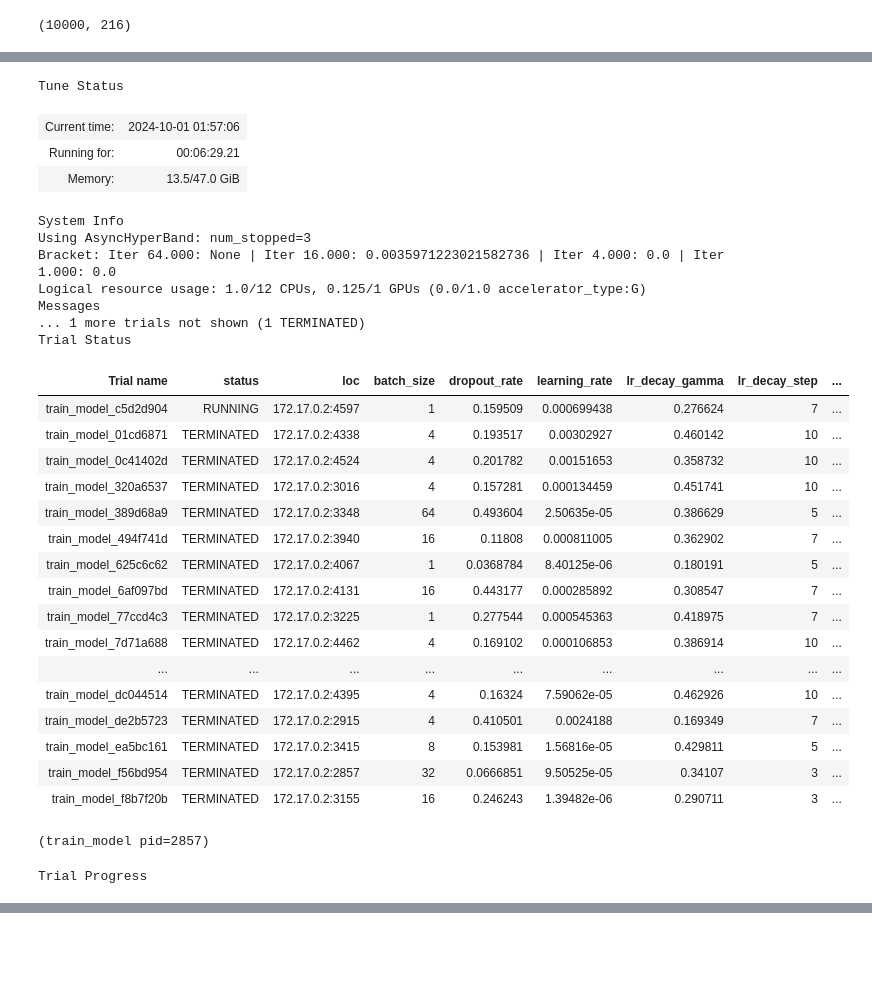
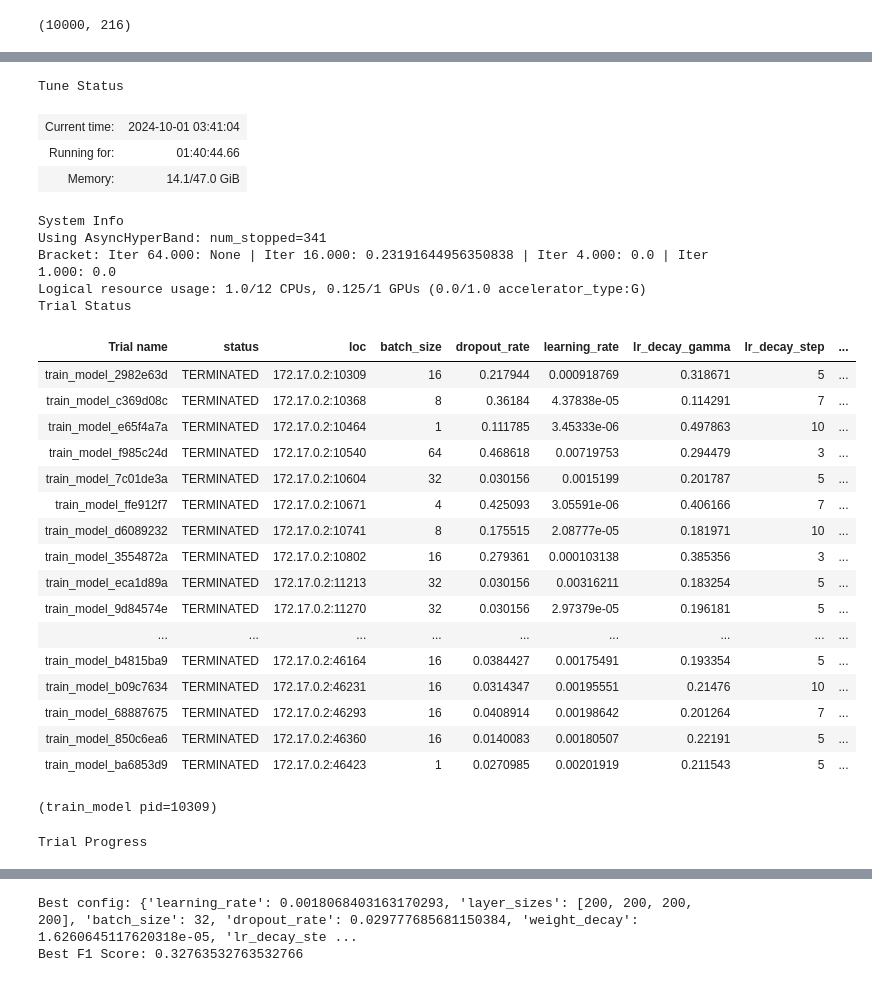
Before and after one commit to tensor-works/data-science-cookbook, a Jupyter notebook: datalab/nn_model_selection.ipynb, the cells around one changed output, grey strips where cells are left out. Saved outputs shown, nothing was run; the diff lists cells and outputs as text; code cells hidden in the pictures; blank space fills up the shorter version.

```diff
--- a/datalab/nn_model_selection.ipynb
+++ b/datalab/nn_model_selection.ipynb
@@ -109,8 +139,8 @@ ray.init(num_cpus=8, num_gpus=1, ignore_reinit_error=True)
 analysis = tune.run(train_model,
                     name="garbadge_nn",
                     config=search_space,
-                    num_samples=50,
-                    storage_path=Path(os.getenv("WOKINGDIR"), "artifacts"),
+                    num_samples=500,
+                    storage_path=Path(os.getenv("WORKINGDIR"), "artifacts"),
                     search_alg=HEBOSearch(metric="f1_score", mode="max"),
                     scheduler=ASHAScheduler(metric="f1_score", mode="max"),
                     checkpoint_config=CheckpointConfig(
@@ -138,31 +168,29 @@ ray.shutdown()
 Tune Status
-| Current time: | 2024-10-01 01:57:06 |
-| Running for: | 00:06:29.21 |
-| Memory: | 13.5/47.0 GiB |
+| Current time: | 2024-10-01 03:41:04 |
+| Running for: | 01:40:44.66 |
+| Memory: | 14.1/47.0 GiB |
 System Info
-Using AsyncHyperBand: num_stopped=3
-Bracket: Iter 64.000: None | Iter 16.000: 0.0035971223021582736 | Iter 4.000: 0.0 | Iter 1.000: 0.0
+Using AsyncHyperBand: num_stopped=341
+Bracket: Iter 64.000: None | Iter 16.000: 0.23191644956350838 | Iter 4.000: 0.0 | Iter 1.000: 0.0
 Logical resource usage: 1.0/12 CPUs, 0.125/1 GPUs (0.0/1.0 accelerator_type:G)
-Messages
-... 1 more trials not shown (1 TERMINATED)
 Trial Status
 | Trial name | status | loc | batch_size | dropout_rate | learning_rate | lr_decay_gamma | lr_decay_step | ... |
-| train_model_c5d2d904 | RUNNING | 172.17.0.2:4597 | 1 | 0.159509 | 0.000699438 | 0.276624 | 7 | ... |
-| train_model_01cd6871 | TERMINATED | 172.17.0.2:4338 | 4 | 0.193517 | 0.00302927 | 0.460142 | 10 | ... |
-| train_model_0c41402d | TERMINATED | 172.17.0.2:4524 | 4 | 0.201782 | 0.00151653 | 0.358732 | 10 | ... |
-| train_model_320a6537 | TERMINATED | 172.17.0.2:3016 | 4 | 0.157281 | 0.000134459 | 0.451741 | 10 | ... |
-| train_model_389d68a9 | TERMINATED | 172.17.0.2:3348 | 64 | 0.493604 | 2.50635e-05 | 0.386629 | 5 | ... |
-| train_model_494f741d | TERMINATED | 172.17.0.2:3940 | 16 | 0.11808 | 0.000811005 | 0.362902 | 7 | ... |
-| train_model_625c6c62 | TERMINATED | 172.17.0.2:4067 | 1 | 0.0368784 | 8.40125e-06 | 0.180191 | 5 | ... |
-| train_model_6af097bd | TERMINATED | 172.17.0.2:4131 | 16 | 0.443177 | 0.000285892 | 0.308547 | 7 | ... |
-| train_model_77ccd4c3 | TERMINATED | 172.17.0.2:3225 | 1 | 0.277544 | 0.000545363 | 0.418975 | 7 | ... |
-| train_model_7d71a688 | TERMINATED | 172.17.0.2:4462 | 4 | 0.169102 | 0.000106853 | 0.386914 | 10 | ... |
+| train_model_2982e63d | TERMINATED | 172.17.0.2:10309 | 16 | 0.217944 | 0.000918769 | 0.318671 | 5 | ... |
+| train_model_c369d08c | TERMINATED | 172.17.0.2:10368 | 8 | 0.36184 | 4.37838e-05 | 0.114291 | 7 | ... |
+| train_model_e65f4a7a | TERMINATED | 172.17.0.2:10464 | 1 | 0.111785 | 3.45333e-06 | 0.497863 | 10 | ... |
+| train_model_f985c24d | TERMINATED | 172.17.0.2:10540 | 64 | 0.468618 | 0.00719753 | 0.294479 | 3 | ... |
+| train_model_7c01de3a | TERMINATED | 172.17.0.2:10604 | 32 | 0.030156 | 0.0015199 | 0.201787 | 5 | ... |
+| train_model_ffe912f7 | TERMINATED | 172.17.0.2:10671 | 4 | 0.425093 | 3.05591e-06 | 0.406166 | 7 | ... |
+| train_model_d6089232 | TERMINATED | 172.17.0.2:10741 | 8 | 0.175515 | 2.08777e-05 | 0.181971 | 10 | ... |
+| train_model_3554872a | TERMINATED | 172.17.0.2:10802 | 16 | 0.279361 | 0.000103138 | 0.385356 | 3 | ... |
+| train_model_eca1d89a | TERMINATED | 172.17.0.2:11213 | 32 | 0.030156 | 0.00316211 | 0.183254 | 5 | ... |
+| train_model_9d84574e | TERMINATED | 172.17.0.2:11270 | 32 | 0.030156 | 2.97379e-05 | 0.196181 | 5 | ... |
 | ... | ... | ... | ... | ... | ... | ... | ... | ... |
-| train_model_dc044514 | TERMINATED | 172.17.0.2:4395 | 4 | 0.16324 | 7.59062e-05 | 0.462926 | 10 | ... |
-| train_model_de2b5723 | TERMINATED | 172.17.0.2:2915 | 4 | 0.410501 | 0.0024188 | 0.169349 | 7 | ... |
-| train_model_ea5bc161 | TERMINATED | 172.17.0.2:3415 | 8 | 0.153981 | 1.56816e-05 | 0.429811 | 5 | ... |
-| train_model_f56bd954 | TERMINATED | 172.17.0.2:2857 | 32 | 0.0666851 | 9.50525e-05 | 0.34107 | 3 | ... |
-| train_model_f8b7f20b | TERMINATED | 172.17.0.2:3155 | 16 | 0.246243 | 1.39482e-06 | 0.290711 | 3 | ... |
+| train_model_b4815ba9 | TERMINATED | 172.17.0.2:46164 | 16 | 0.0384427 | 0.00175491 | 0.193354 | 5 | ... |
+| train_model_b09c7634 | TERMINATED | 172.17.0.2:46231 | 16 | 0.0314347 | 0.00195551 | 0.21476 | 10 | ... |
+| train_model_68887675 | TERMINATED | 172.17.0.2:46293 | 16 | 0.0408914 | 0.00198642 | 0.201264 | 7 | ... |
+| train_model_850c6ea6 | TERMINATED | 172.17.0.2:46360 | 16 | 0.0140083 | 0.00180507 | 0.22191 | 5 | ... |
+| train_model_ba6853d9 | TERMINATED | 172.17.0.2:46423 | 1 | 0.0270985 | 0.00201919 | 0.211543 | 5 | ... |
-(train_model pid=2857)
+(train_model pid=10309)
 Trial Progress
 | Trial name | epoch | f1_score | learning_rate | loss | pr_auc | roc_auc |
@@ -202,3 +232,5 @@ Trial Progress
+Best config: {'learning_rate': 0.0018068403163170293, 'layer_sizes': [200, 200, 200, 200], 'batch_size': 32, 'dropout_rate': 0.029777685681150384, 'weight_decay': 1.6260645117620318e-05, 'lr_decay_ste ...
+Best F1 Score: 0.32763532763532766
 # %%
 import matplotlib.pyplot as plt
 from ray.tune import ExperimentAnalysis
```
Also changed, not shown: parts of 9 cells of this notebook, 4 other files.
